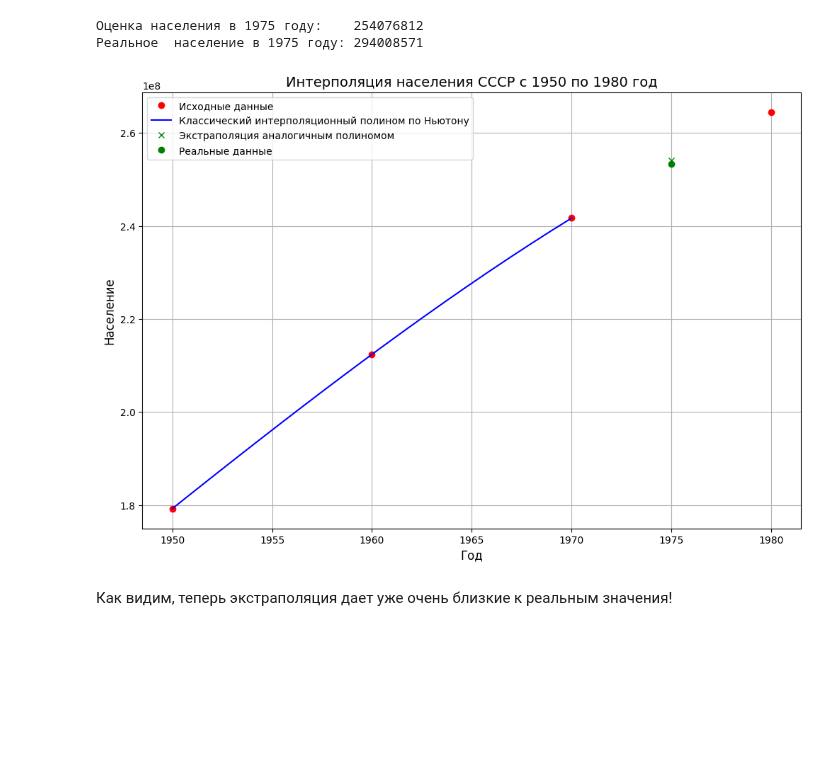
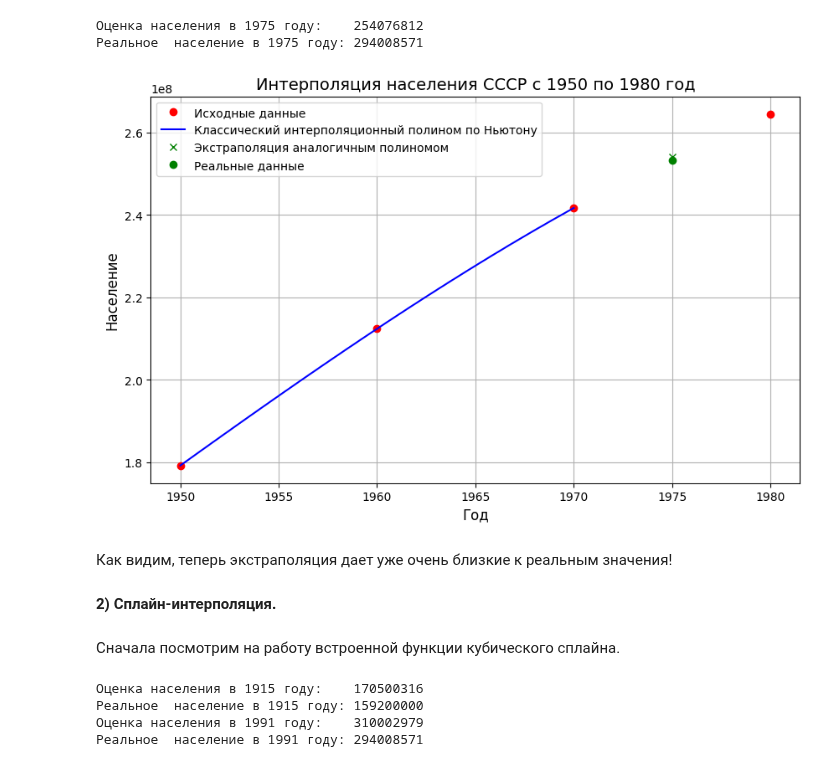
Before and after one commit to oncoming-lane/computational_mathematics, a Jupyter notebook: lab4/lab4.ipynb, the cells around one changed output. Drawn from its saved outputs; the diff is of its cells as text; code cells hidden in the pictures; blank space fills up the shorter version.

Commit message:
using spline function from scipy

```diff
--- a/lab4/lab4.ipynb
+++ b/lab4/lab4.ipynb
@@ -231,31 +238,53 @@ print(f"Реальное  население в {year} году: {y_true[l]:.0f}
 # %%
 # Создание плотных точек для построения графика
 x_dense = np.linspace(1950, 1970, 20) # чем больше здесь точек, тем более гладкая прямая
 y_dense = [Newton(years_small, coeffs_small, xi) for xi in x_dense]
 
 # Построение графика
-plt.figure(figsize=(12, 8))
+plt.figure(figsize=(10, 6))
 
 #исходные данные - заданные для интерполяции точки
 plt.plot(years_small, population_small, 'o', label='Исходные данные', color='red')
 
 #производим интерполяцию по выбранным точкам
 plt.plot(x_dense, y_dense, label='Классический интерполяционный полином по Ньютону', color='blue')
 
 # проводим экстраполяцию для точек 1915 и 1991
 plt.plot([1975], extrapolate_small, 'x', label='Экстраполяция аналогичным полиномом', color='green')
 #реальные данные - для проверки экстраполяции
 plt.plot([1975], [253300000], 'o', label='Реальные данные', color='green')
 
 
 plt.title('Интерполяция населения СССР с 1950 по 1980 год', fontsize=14)
 plt.xlabel('Год', fontsize=12)
 plt.ylabel('Население', fontsize=12)
 
 plt.legend()
 plt.grid(True)
 plt.show()
 # %% [output]
-[figure, old version]
+[figure, new version]
 # %% [markdown]
 Как видим, теперь экстраполяция дает уже очень близкие к реальным значения!
+# %% [markdown]
+**2) Сплайн-интерполяция.**
+# %% [markdown]
+Сначала посмотрим на работу встроенной функции кубического сплайна.
+# %%
+from scipy.interpolate import CubicSpline
+
+# Кубическая интерполяция
+cs = CubicSpline(years_10, population_10, extrapolate=True)
+
+extrapolate = []
+for l in range(len(x_true)):
+    year = x_true[l]
+    spl = cs(year)
+    extrapolate.append(spl)
+    print(f"Оценка населения в {year} году:    {spl:.0f}")
+    print(f"Реальное  население в {year} году: {y_true[l]:.0f}")
+# %% [output]
+Оценка населения в 1915 году:    170500316
+Реальное  население в 1915 году: 159200000
+Оценка населения в 1991 году:    310002979
+Реальное  население в 1991 году: 294008571
```
Also changed, not shown: parts of 4 cells of this notebook.
